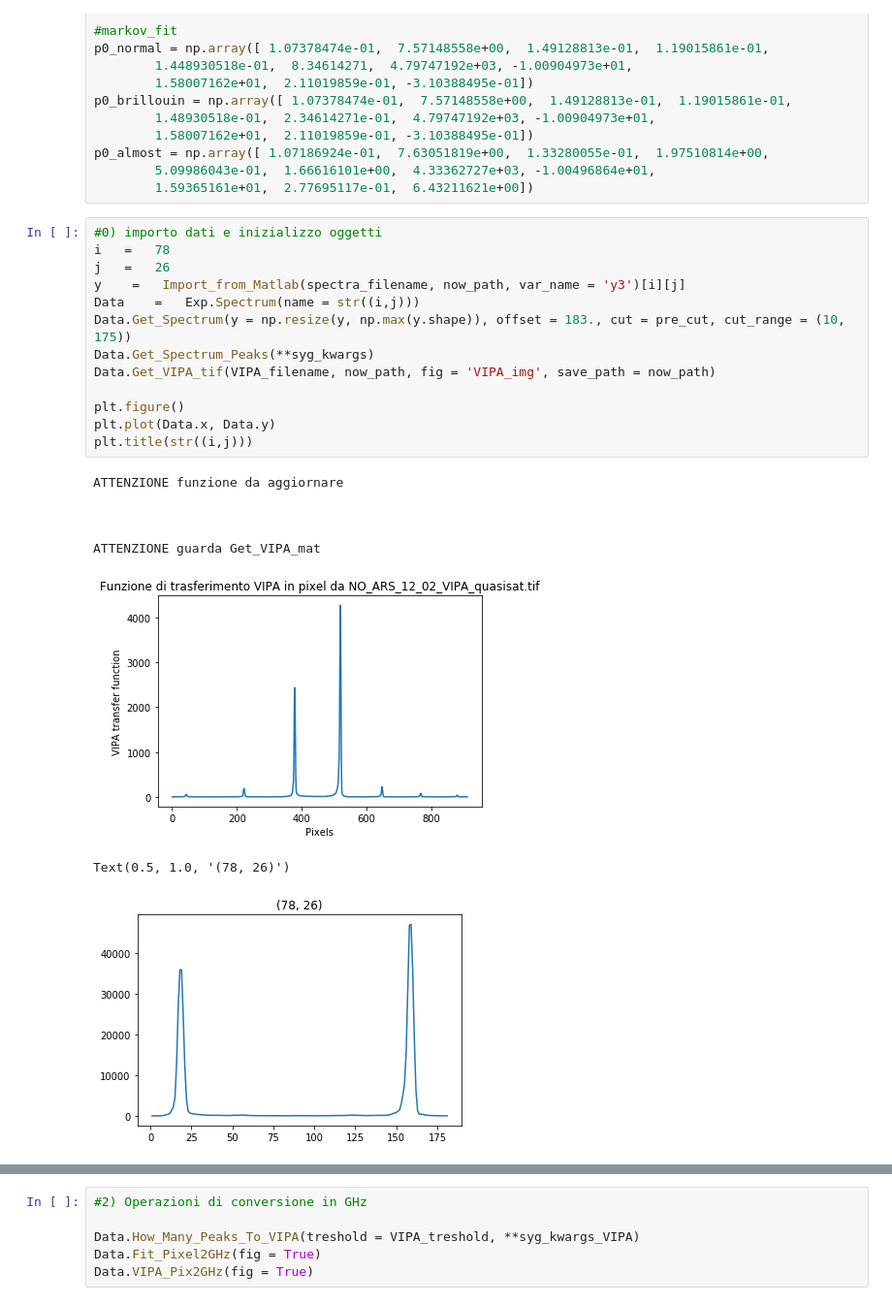
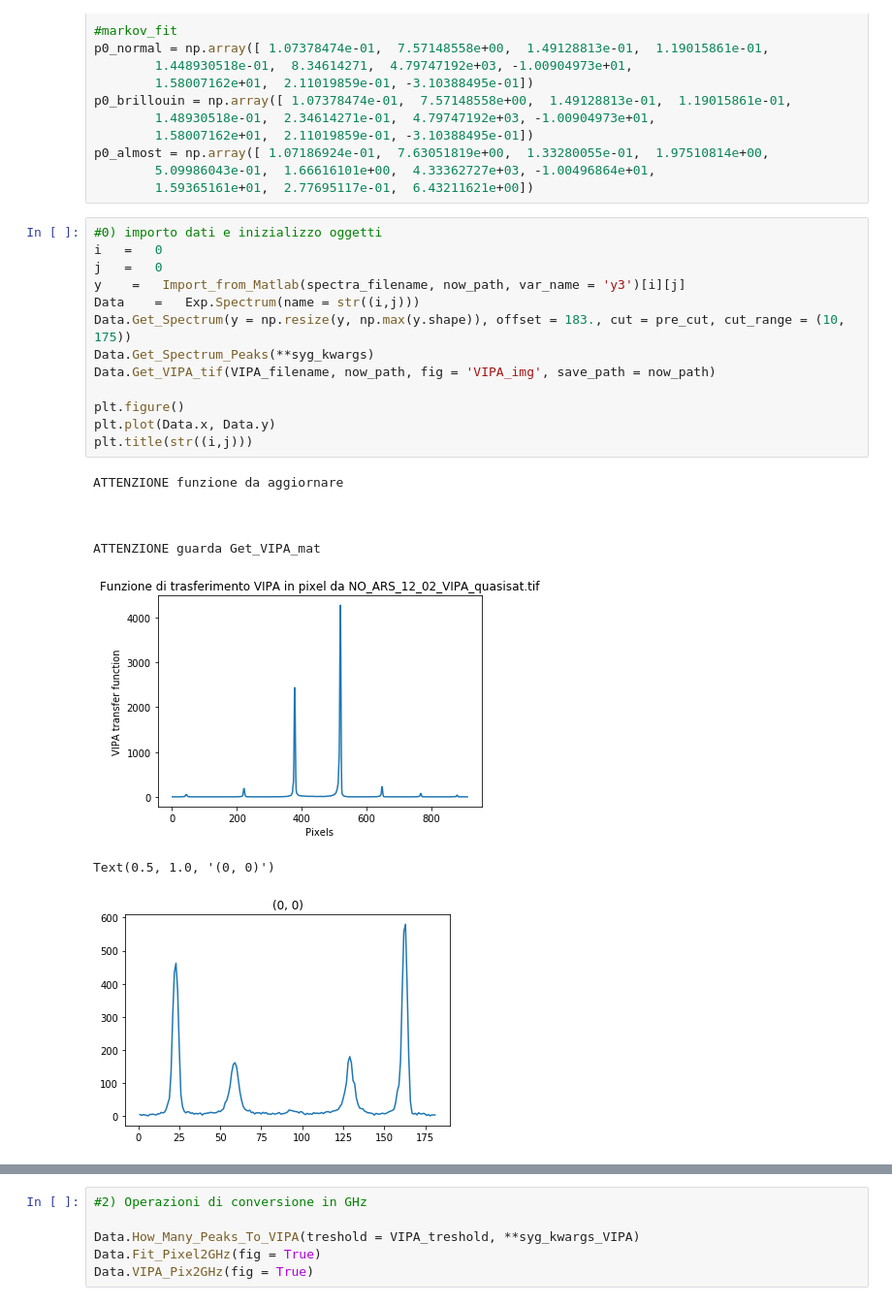
Before and after one commit to flautodipan/Python_Libraries, a Jupyter notebook: Experimentum_single.ipynb, the cells around one changed output, grey strips where cells are left out. Shown at 97% size. Cells and saved outputs as stored; diff of their text form.

```diff
--- a/Experimentum_single.ipynb
+++ b/Experimentum_single.ipynb
@@ -79,26 +79,26 @@ p0_almost = np.array([ 1.07186924e-01,  7.63051819e+00,  1.33280055e-01,  1.9751
         1.59365161e+01,  2.77695117e-01,  6.43211621e+00])
 # %%
 #0) importo dati e inizializzo oggetti
-i   =   78
-j   =   26
+i   =   0
+j   =   0
 y    =   Import_from_Matlab(spectra_filename, now_path, var_name = 'y3')[i][j]
 Data    =   Exp.Spectrum(name = str((i,j)))
 Data.Get_Spectrum(y = np.resize(y, np.max(y.shape)), offset = 183., cut = pre_cut, cut_range = (10, 175))
 Data.Get_Spectrum_Peaks(**syg_kwargs)
 Data.Get_VIPA_tif(VIPA_filename, now_path, fig = 'VIPA_img', save_path = now_path)
 
 plt.figure()
 plt.plot(Data.x, Data.y)
 plt.title(str((i,j)))
 # %% [output]
 ATTENZIONE funzione da aggiornare
 
 
 
 ATTENZIONE guarda Get_VIPA_mat
 [figure]
-Text(0.5, 1.0, '(78, 26)')
+Text(0.5, 1.0, '(0, 0)')
-[figure, old version]
+[figure, new version]
 # %%
 #1) Classificazione e visualizzazione spettro
 check = Data.Check_Spectrum_Saturation(saturation_height = sat_height, saturation_width = sat_width)
```
Also changed, not shown: parts of 17 cells of this notebook, 3 other files.
